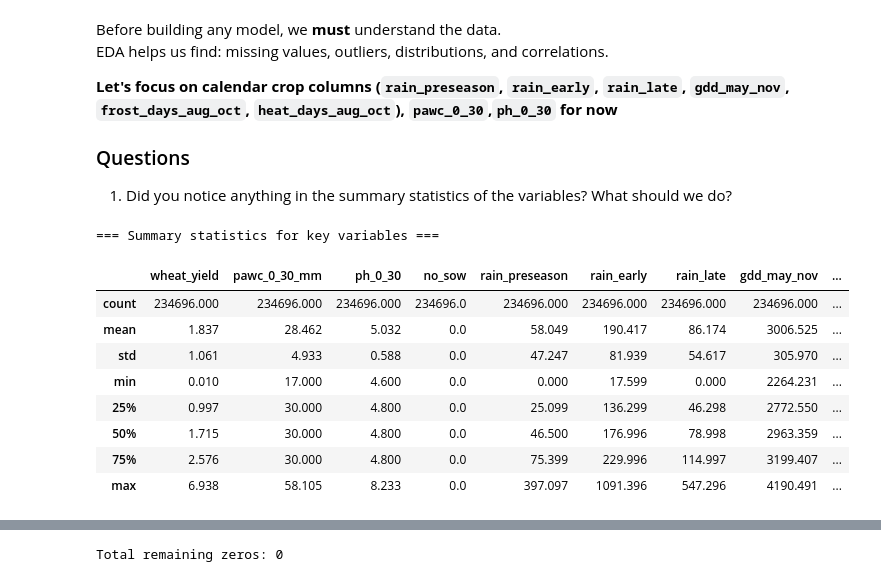
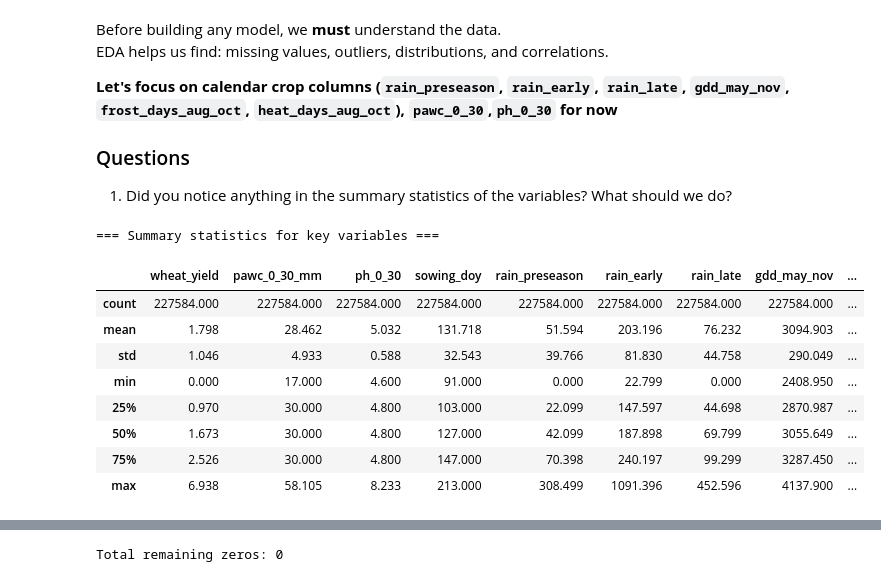
Before and after one commit to kellytrinh143/UNDP_ML_training, a Jupyter notebook: Session1_Multiple_regression.ipynb, the cells around one changed output, grey strips where cells are left out. Drawn from its saved outputs; the diff is of its cells as text; code cells hidden in the pictures.

```diff
--- a/Session1_Multiple_regression.ipynb
+++ b/Session1_Multiple_regression.ipynb
@@ -59,5 +59,0 @@ df.head()
-# %%
-print(f'Total columns: {len(df.columns)}')
-print('\nAll column names:')
-for i, c in enumerate(df.columns):
-    print(f'  {i+1:3d}. {c}')
@@ -160,21 +72,21 @@ EDA helps us find: missing values, outliers, distributions, and correlations.
 # %%
 
 print('=== Summary statistics for key variables ===')
-key_cols = ['wheat_yield'] + soil_cols[:2] + ['no_sow','rain_preseason', 'rain_early', 'rain_late', 'gdd_may_nov', 'frost_days_aug_oct',
+key_cols = ['wheat_yield'] +  ['pawc_0_30_mm',  'ph_0_30']+ ['sowing_doy','rain_preseason', 'rain_early', 'rain_late', 'gdd_may_nov', 'frost_days_aug_oct',
                  'heat_days_aug_oct', 'rain_sum_mpre6', 'rain_sum_mpre3','rain_sum_mpre1']
 key_cols = [c for c in key_cols if c in df.columns]
 df[key_cols].describe().round(3)
 # %% [output]
 === Summary statistics for key variables ===
-|  | wheat_yield | pawc_0_30_mm | ph_0_30 | no_sow | rain_preseason | rain_early | rain_late | gdd_may_nov | ... |
-| count | 234696.000 | 234696.000 | 234696.000 | 234696.0 | 234696.000 | 234696.000 | 234696.000 | 234696.000 | ... |
-| mean | 1.837 | 28.462 | 5.032 | 0.0 | 58.049 | 190.417 | 86.174 | 3006.525 | ... |
-| std | 1.061 | 4.933 | 0.588 | 0.0 | 47.247 | 81.939 | 54.617 | 305.970 | ... |
-| min | 0.010 | 17.000 | 4.600 | 0.0 | 0.000 | 17.599 | 0.000 | 2264.231 | ... |
-| 25% | 0.997 | 30.000 | 4.800 | 0.0 | 25.099 | 136.299 | 46.298 | 2772.550 | ... |
-| 50% | 1.715 | 30.000 | 4.800 | 0.0 | 46.500 | 176.996 | 78.998 | 2963.359 | ... |
-| 75% | 2.576 | 30.000 | 4.800 | 0.0 | 75.399 | 229.996 | 114.997 | 3199.407 | ... |
-| max | 6.938 | 58.105 | 8.233 | 0.0 | 397.097 | 1091.396 | 547.296 | 4190.491 | ... |
+|  | wheat_yield | pawc_0_30_mm | ph_0_30 | sowing_doy | rain_preseason | rain_early | rain_late | gdd_may_nov | ... |
+| count | 227584.000 | 227584.000 | 227584.000 | 227584.000 | 227584.000 | 227584.000 | 227584.000 | 227584.000 | ... |
+| mean | 1.798 | 28.462 | 5.032 | 131.718 | 51.594 | 203.196 | 76.232 | 3094.903 | ... |
+| std | 1.046 | 4.933 | 0.588 | 32.543 | 39.766 | 81.830 | 44.758 | 290.049 | ... |
+| min | 0.000 | 17.000 | 4.600 | 91.000 | 0.000 | 22.799 | 0.000 | 2408.950 | ... |
+| 25% | 0.970 | 30.000 | 4.800 | 103.000 | 22.099 | 147.597 | 44.698 | 2870.987 | ... |
+| 50% | 1.673 | 30.000 | 4.800 | 127.000 | 42.099 | 187.898 | 69.799 | 3055.649 | ... |
+| 75% | 2.526 | 30.000 | 4.800 | 147.000 | 70.398 | 240.197 | 99.299 | 3287.450 | ... |
+| max | 6.938 | 58.105 | 8.233 | 213.000 | 308.499 | 1091.396 | 452.596 | 4137.900 | ... |
 # %%
 # Missing data
 missing = df.isnull().sum()
```
Also changed, not shown: parts of 16 cells of this notebook, 1 other file.
